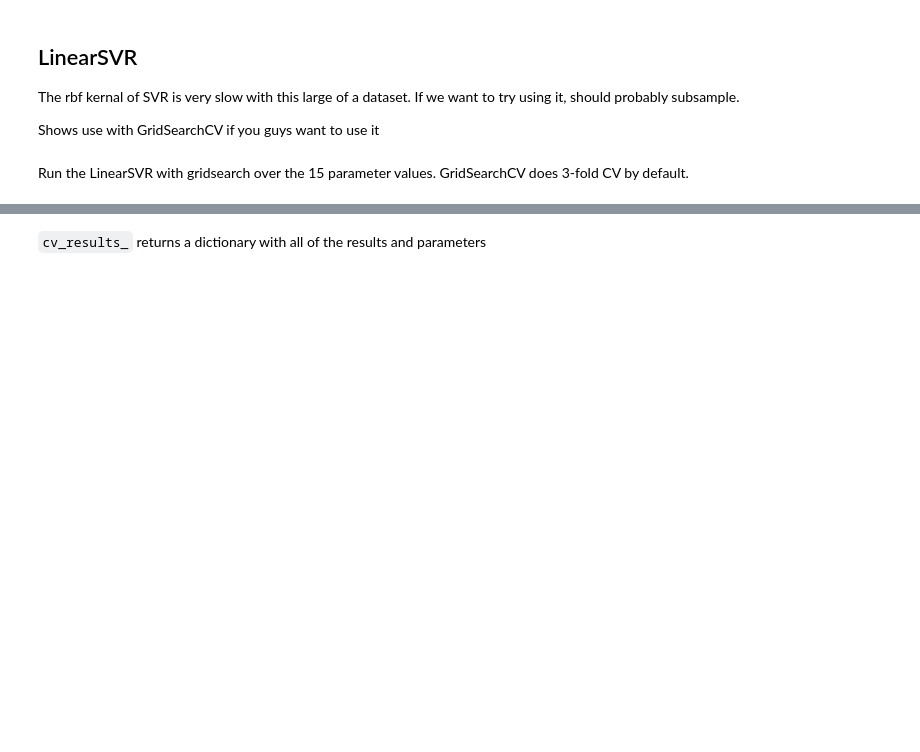
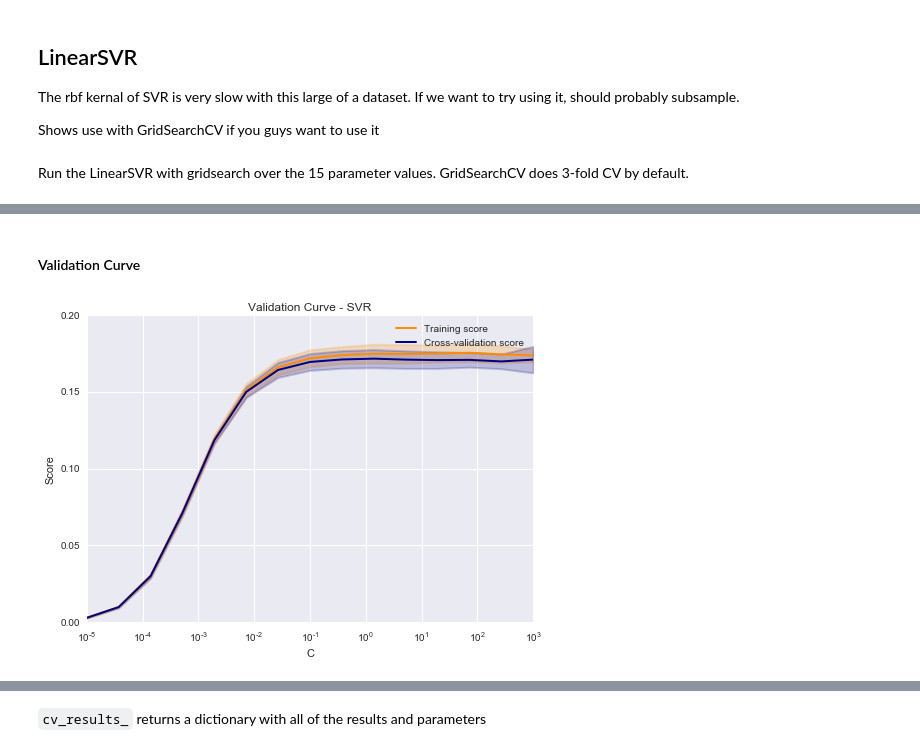
Before and after one commit to gschivley/ERCOT_power, a Jupyter notebook: Prediction model/Prediction models.ipynb, the cells around one changed output, grey strips where cells are left out. Cells and saved outputs as stored; diff of their text form; code cells hidden in the pictures; blank space fills up the shorter version.

Commit message:
Code for validation curve and learning curve for linear svc and gradient boosting

```diff
--- a/Prediction model/Prediction models.ipynb
+++ b/Prediction model/Prediction models.ipynb
@@ -229,0 +198,32 @@ Fitting 3 folds for each of 15 candidates, totalling 45 fits
+# %% [markdown]
+#### Validation Curve
+# %%
+
+
+param_range = np.logspace(-5, 3, num=15)
+train_scores, valid_scores = validation_curve(LinearSVR(), X_train_scaled, y_train, "C", param_range)
+# %%
+train_scores_mean = np.mean(train_scores, axis=1)
+train_scores_std = np.std(train_scores, axis=1)
+valid_scores_mean = np.mean(valid_scores, axis=1)
+valid_scores_std = np.std(valid_scores, axis=1)
+
+plt.title("Validation Curve - SVR")
+plt.xlabel("C")
+plt.ylabel("Score")
+plt.ylim(0.0, .2)
+lw = 2
+plt.semilogx(param_range, train_scores_mean, label="Training score",
+             color="darkorange", lw=lw)
+plt.fill_between(param_range, train_scores_mean - train_scores_std,
+                 train_scores_mean + train_scores_std, alpha=0.2,
+                 color="darkorange", lw=lw)
+plt.semilogx(param_range, valid_scores_mean, label="Cross-validation score",
+             color="navy", lw=lw)
+plt.fill_between(param_range, valid_scores_mean - valid_scores_std,
+                 valid_scores_mean + valid_scores_std, alpha=0.2,
+                 color="navy", lw=lw)
+plt.legend(loc="best")
+plt.show()
+# %% [output]
+[figure, added]
```
Also changed, not shown: parts of 20 cells of this notebook, 1 other file.
